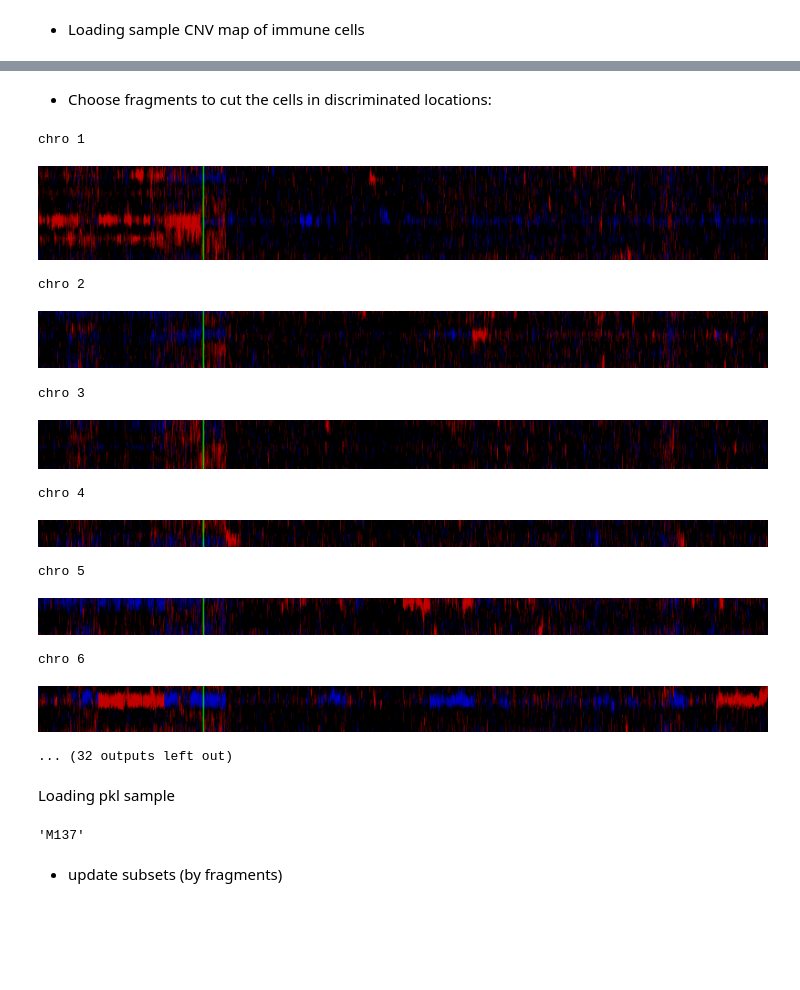
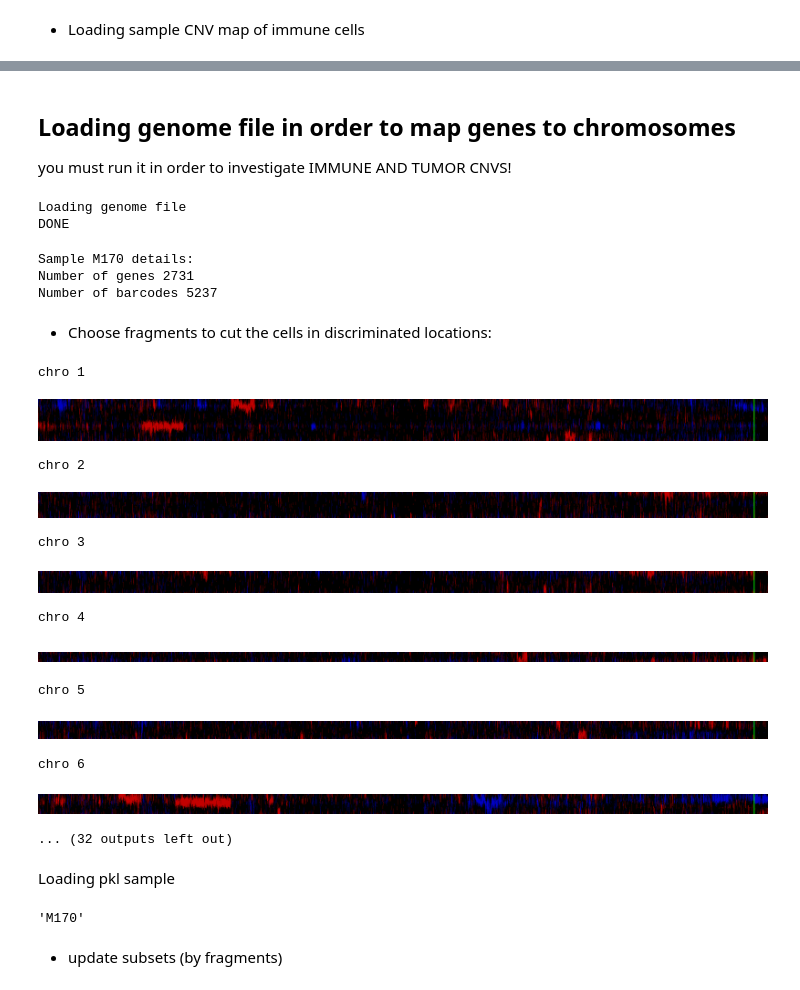
Before and after one commit to ItayShlosberg/classifying-response-to-immunotherapy, a Jupyter notebook: data_analysis/NBs/qc/InferCNV_analysis.ipynb, the cells around one changed output, grey strips where cells are left out. Saved outputs shown, nothing was run; the diff lists cells and outputs as text; code cells hidden in the pictures; blank space fills up the shorter version.

```diff
--- a/data_analysis/NBs/qc/InferCNV_analysis.ipynb
+++ b/data_analysis/NBs/qc/InferCNV_analysis.ipynb
@@ -256,7 +290,7 @@ Number of barcodes 2467
 # %% [markdown]
 * Choose fragments to cut the cells in discriminated locations:
 # %%
-fragments = [(0,1019), (1019, 1209), (1209, 1570), (1570, 1819), (1819, 2467)]
+fragments = [(0, 540), (540,688), (688,1035)]
 remove_block = False
 
 if not remove_block:
@@ -361,0 +397,9 @@ plt.scatter(cells_embedded[:,0], cells_embedded[:,1], c=colors)
+# %%
+colormap = plt.cm.gist_ncar #nipy_spectral, Set1,Paired
+colors = np.array([colormap(i) for i in np.linspace(0, 0.9,15)])[[2, 5, 11, 10, 0, 1, 3, 4, 6, 7, 8, 9, 12, 13, 14]]
+for idx, frg in enumerate(fragments):
+    lf = frg[0]
+    ri = frg[1]
+    plt.plot(cells_embedded[lf:ri,0], cells_embedded[lf:ri,1], 'ro', color=colors[idx], label=idx+1, markersize=1)
+plt.legend()
+plt.title(f"{SAMPLE}")
@@ -369,0 +423,14 @@ Current sample M137
+# %%
+SAMPLE = 'M170'
+# All PKL samples path
+ROW_SAMPLES_PATH = fr'C:\Users\KerenYlab\Desktop\Technion studies\Keren laboratory\Data\droplet_seq\new_data_3.10.21\ROW_DATA'
+SAMPLES_INFORMATION_PATH = fr'C:\Users\KerenYlab\Desktop\Technion studies\Keren laboratory\python_playground\outputs\new_data_3.10.21_outputs\scrublet\6.10.21'
+
+OUTPUT_IMMUNE_PATH = r'C:\Users\KerenYlab\Desktop\Technion studies\Keren laboratory\python_playground\outputs\new_data_3.10.21_outputs\inferCNV\analysis_conclusions\immune_clustering'
+INFERCNV_EXEC_PATH = r'D:\inferCNV\executions\6.10.21'
+path = join(INFERCNV_EXEC_PATH, SAMPLE)
+tumor_file = r'infercnv.observations.txt' # tumor cells
+reference_file = r'infercnv.references.txt' # immune cells
+genome_path = r'D:\Technion studies\Keren Laboratory\Data\inferCNV_data\gencode_v19_gene_pos.txt'
+print(f"FILE PATH:\n{join(path, tumor_file)}", end='\n\n')
+print(f"SAMPLE: \n{SAMPLE}")
@@ -419,39 +490,70 @@ Number of barcodes 3758
+# %% [markdown]
+## Loading genome file in order to map genes to chromosomes
+you must run it in order to investigate IMMUNE AND TUMOR CNVS!
+# %%
+print(f'Loading genome file')
+
+
+genes_details = list()
+with open(genome_path, 'r') as f:
+    for line in f:
+        genes_details.append(line[:-1].split('\t'))
+genome_genes = [gg[0] for gg in genes_details]
+gene_names_chr = [(gg, int(genes_details[genome_genes.index(gg)][1].replace('chr', ''))) for gg in reference_gene_names]
+chromosomes = list(set([gg[1] for gg in gene_names_chr]))
+print(f'DONE')
+
+
+
+def retrieve_genes_indices_by_chro(chro_num):
+    return [idx for idx, gg in enumerate(gene_names_chr) if gg[1]==chro_num]
+# %% [output]
+Loading genome file
+DONE
+# %%
+print(f"Sample {SAMPLE} details:")
+print(f'Number of genes {count}')
+print(f'Number of barcodes {barcodes_length}')
+# %% [output]
+Sample M170 details:
+Number of genes 2731
+Number of barcodes 5237
 # %% [markdown]
 * Choose fragments to cut the cells in discriminated locations:
 # %%
-fragments = [(0, 850), (850, 3758)]
+fragments = [(0, 5140), (5140, 5237)]
 remove_block = False # for smaller notebook page, when that code not in use.
 
 if not remove_block:
     for _chro_idx in range(1, 23):
         _chro_indices = retrieve_genes_indices_by_chro(_chro_idx)
         _chro_genes_vals = reference_genes_vals[_chro_indices, :]#.sum(axis=0)
         _chro_genes_vals = (_chro_genes_vals-1)
 
         print(f"chro {_chro_idx}")
         display(draw_split_fragments(_chro_genes_vals, fragments))
 # %% [output]
 chro 1
-[figure, old version]
+[figure, new version]
 chro 2
-[figure, old version]
+[figure, new version]
 chro 3
-[figure, old version]
+[figure, new version]
 chro 4
-[figure, old version]
+[figure, new version]
 chro 5
-[figure, old version]
+[figure, new version]
 chro 6
-[figure, old version]
+[figure, new version]
 ... (32 outputs left out)
 # %% [markdown]
 Loading pkl sample
 # %%
-sample = extract_droplet_data_from_pickle(join(SAMPLE_PATH, SAMPLE, f'{SAMPLE}.pkl'))
+sample = loading_sample(row_data_path=join(ROW_SAMPLES_PATH, f'{SAMPLE}.pkl'), cells_information_path=join(SAMPLES_INFORMATION_PATH, f'{SAMPLE}.pkl'))
 cells = sample.get_subset_by_barcodes(reference_barcodes)
 SAMPLE
 # %% [output]
-'M137'
+'M170'
 # %% [markdown]
 * update subsets (by fragments)
 # %%
```
Also changed, not shown: parts of 32 cells of this notebook, 12 other files.
